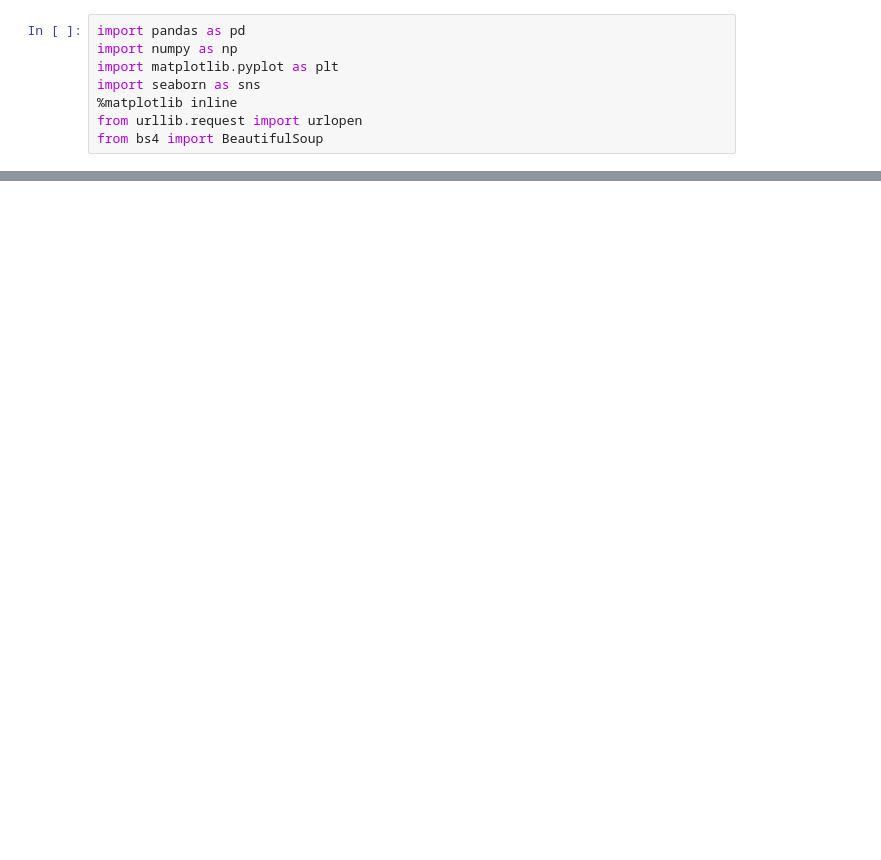
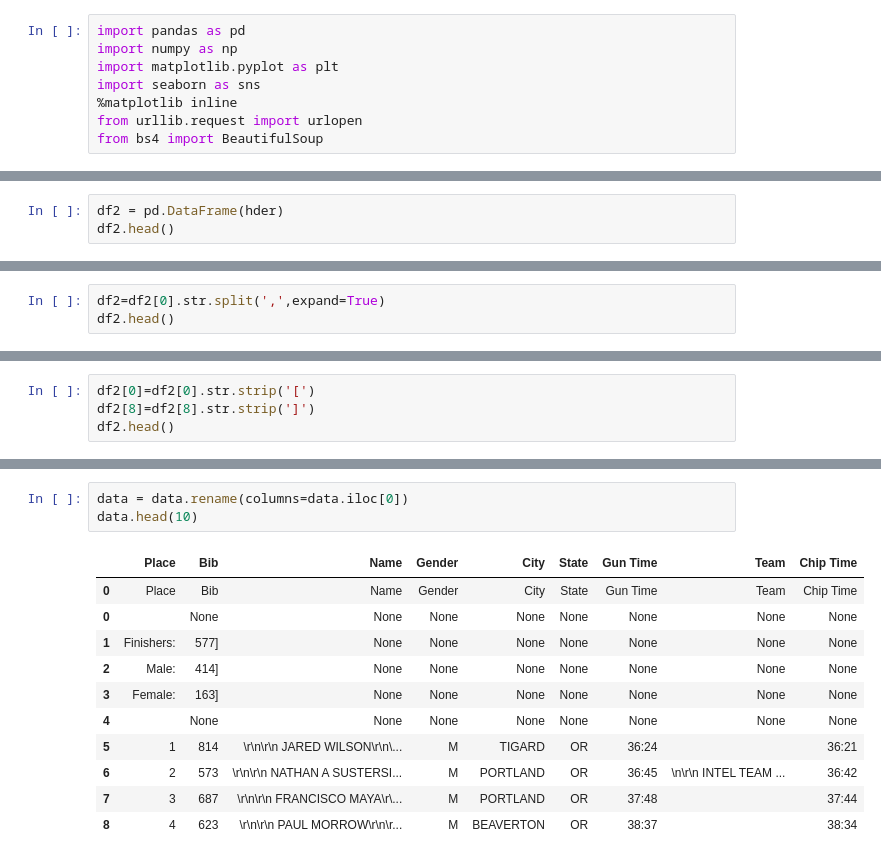
Before and after one commit to trinhvanypro1/Learning-Python-Advanced, a Jupyter notebook: Web_Scraping.ipynb, the cells around one changed output, grey strips where cells are left out. Drawn from its saved outputs; the diff is of its cells as text; blank space fills up the shorter version.

```diff
--- a/Web_Scraping.ipynb
+++ b/Web_Scraping.ipynb
@@ -76,0 +87,3 @@ print(cleantext)
+# %%
+df2 = pd.DataFrame(hder)
+df2.head()
@@ -76,0 +93,3 @@ print(cleantext)
+# %%
+df2=df2[0].str.split(',',expand=True)
+df2.head()
@@ -76,0 +99,4 @@ print(cleantext)
+# %%
+df2[0]=df2[0].str.strip('[')
+df2[8]=df2[8].str.strip(']')
+df2.head()
@@ -76,0 +117,15 @@ print(cleantext)
+# %%
+data = data.rename(columns=data.iloc[0])
+data.head(10)
+# %% [output]
+|  | Place | Bib | Name | Gender | City | State | Gun Time | Team | Chip Time |
+| 0 | Place | Bib | Name | Gender | City | State | Gun Time | Team | Chip Time |
+| 0 |  | None | None | None | None | None | None | None | None |
+| 1 | Finishers: | 577] | None | None | None | None | None | None | None |
+| 2 | Male: | 414] | None | None | None | None | None | None | None |
+| 3 | Female: | 163] | None | None | None | None | None | None | None |
+| 4 |  | None | None | None | None | None | None | None | None |
+| 5 | 1 | 814 | \r\n\r\n JARED WILSON\r\n\... | M | TIGARD | OR | 36:24 |  | 36:21 |
+| 6 | 2 | 573 | \r\n\r\n NATHAN A SUSTERSI... | M | PORTLAND | OR | 36:45 | \n\r\n INTEL TEAM ... | 36:42 |
+| 7 | 3 | 687 | \r\n\r\n FRANCISCO MAYA\r\... | M | PORTLAND | OR | 37:48 |  | 37:44 |
+| 8 | 4 | 623 | \r\n\r\n PAUL MORROW\r\n\r... | M | BEAVERTON | OR | 38:37 |  | 38:34 |
```
Also changed, not shown: parts of 19 cells of this notebook.
